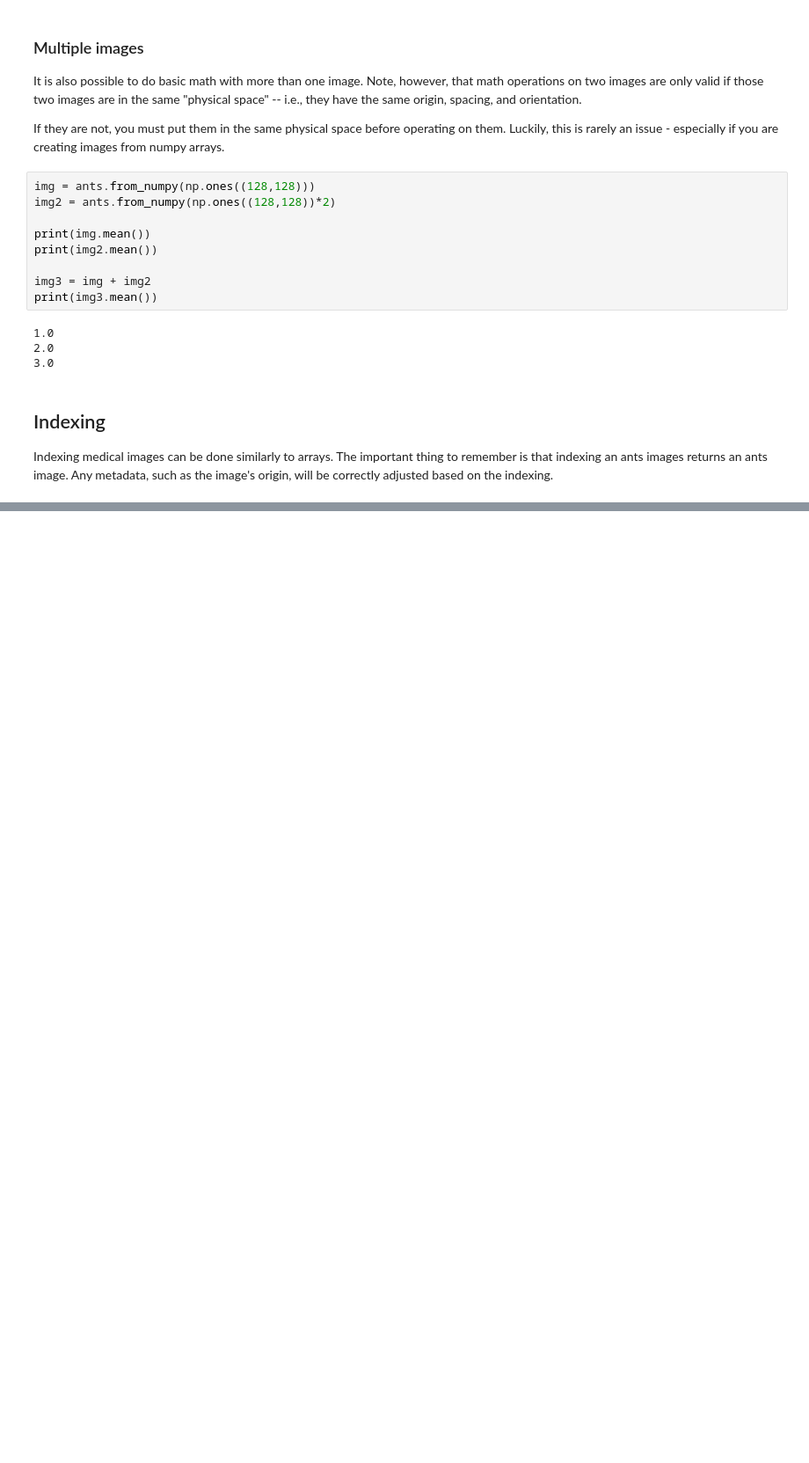
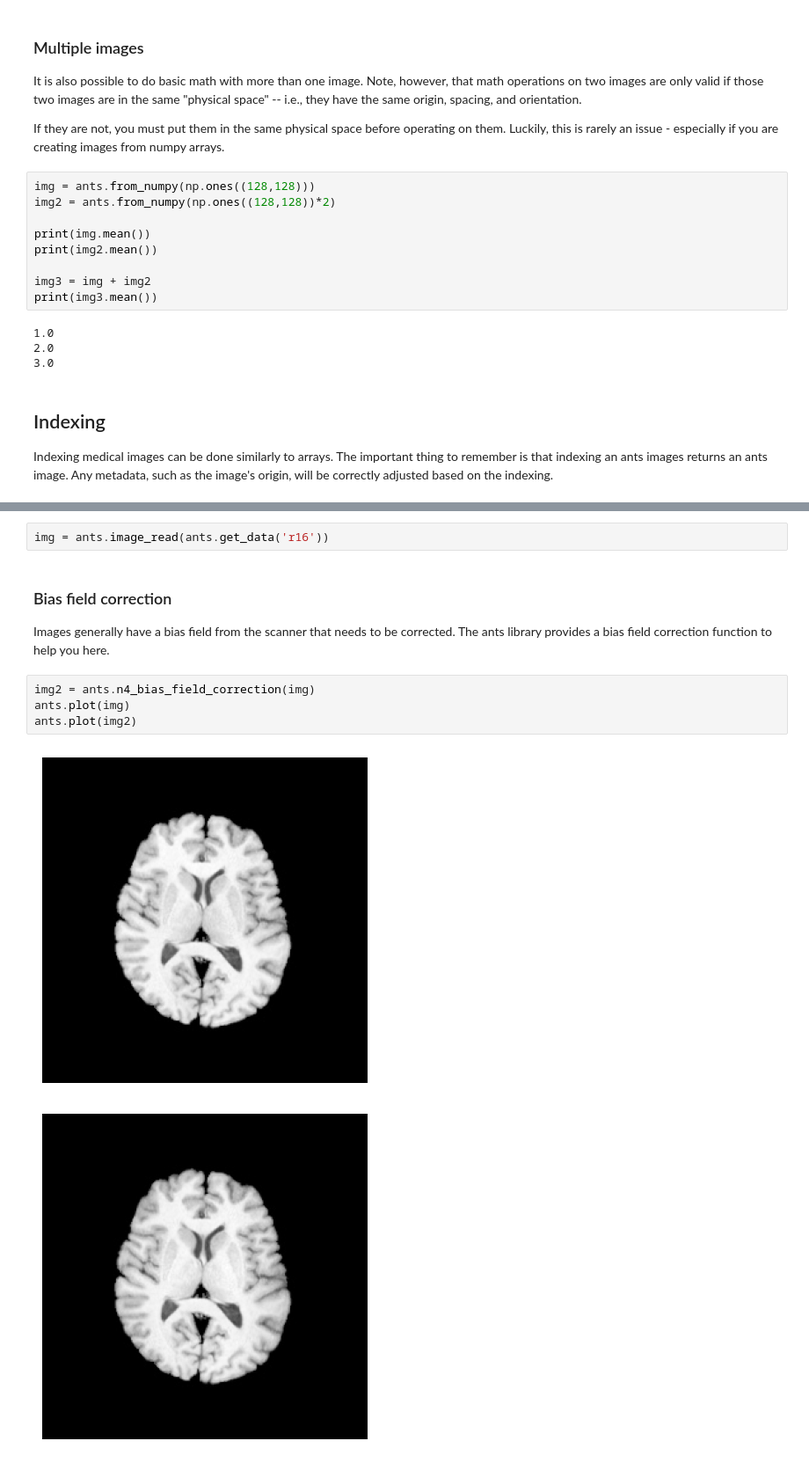
Before and after one commit to nitrain/book, a Jupyter notebook: book/01-03.ipynb, the cells around one changed output, grey strips where cells are left out. Shown at 88% size. Saved outputs shown, nothing was run; the diff lists cells and outputs as text; blank space fills up the shorter version.

```diff
--- a/book/01-03.ipynb
+++ b/book/01-03.ipynb
@@ -67,0 +67,13 @@ With images, there are some additional meta-data properties to keep in mind comp
+# %%
+img = ants.image_read(ants.get_data('r16'))
+# %% [markdown]
+### Bias field correction
+
+Images generally have a bias field from the scanner that needs to be corrected. The ants library provides a bias field correction function to help you here.
+# %%
+img2 = ants.n4_bias_field_correction(img)
+ants.plot(img)
+ants.plot(img2)
+# %% [output]
+[figure, added]
+[figure, added]
```
Also changed, not shown: parts of 36 cells of this notebook, 4 other files.
